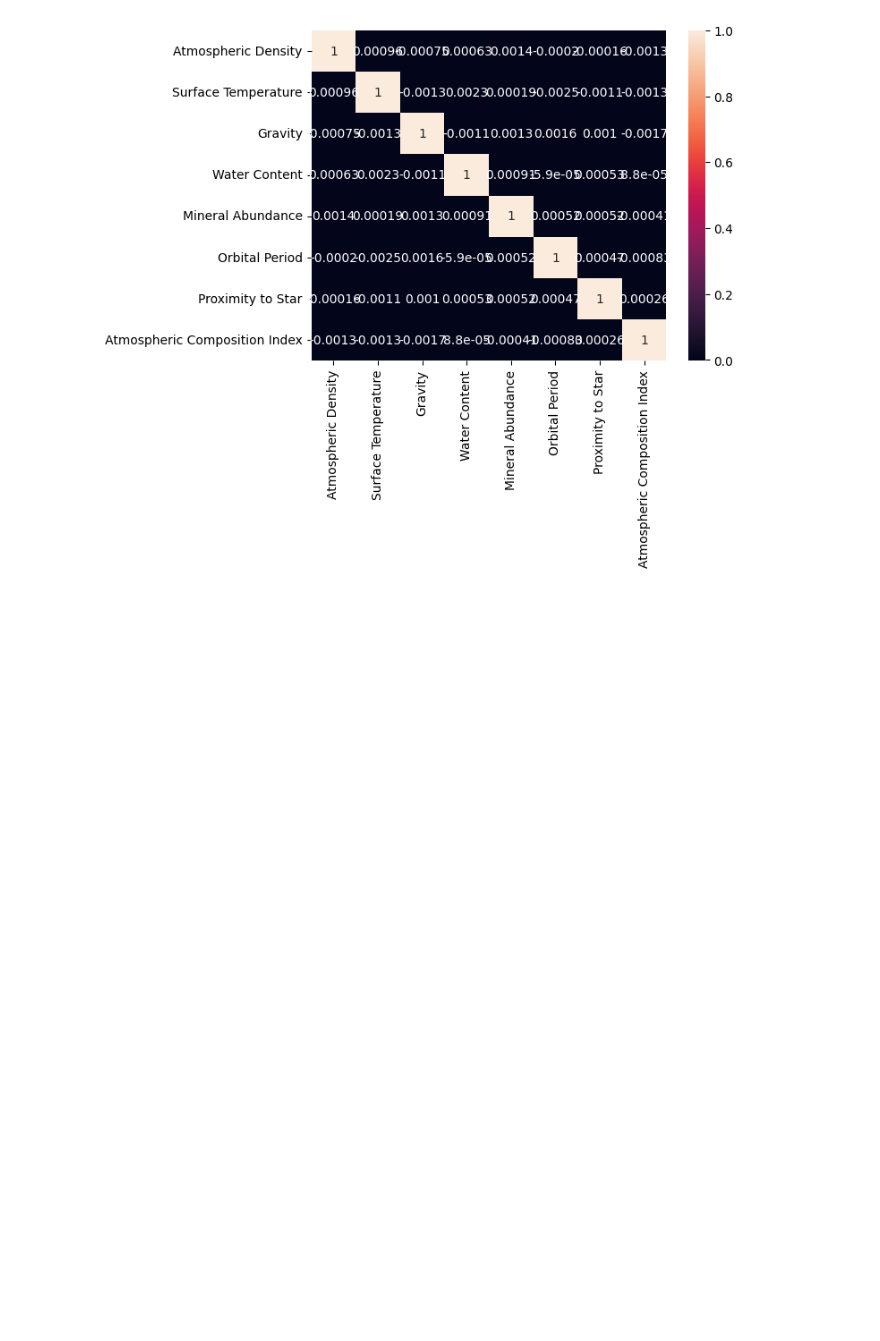
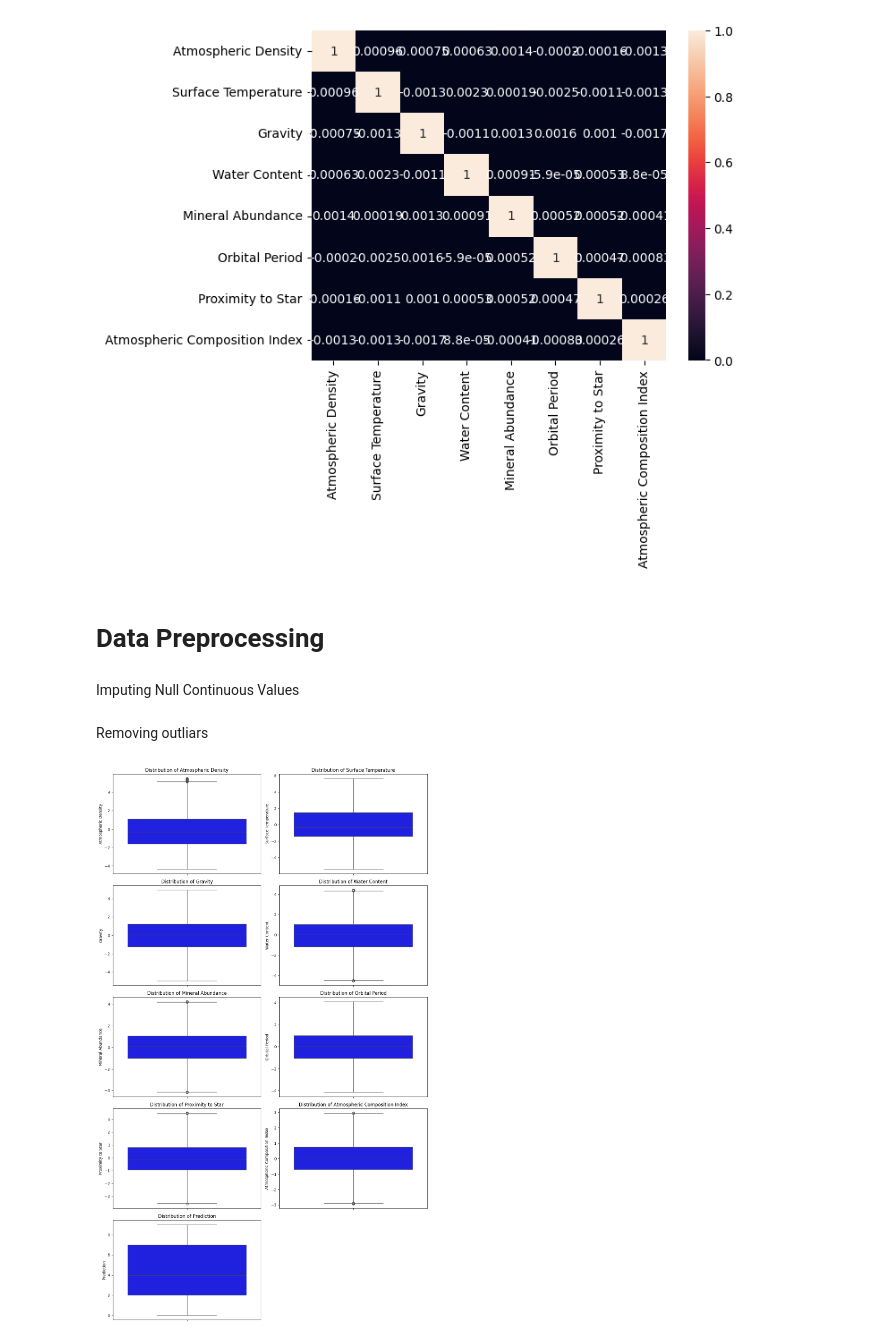
Before and after one commit to CodingYodha/Cosmic-Classifier, a Jupyter notebook: main.ipynb, the cells around one changed output. Drawn from its saved outputs; the diff is of its cells as text; code cells hidden in the pictures; blank space fills up the shorter version.

Commit message:
Done with Data Preprocessing

```diff
--- a/main.ipynb
+++ b/main.ipynb
@@ -163,3 +163,20 @@ sns.heatmap(corr_matrix, annot=True)
 # %% [output]
 <Axes: >
 [figure]
+# %% [markdown]
+# Data Preprocessing
+# %% [markdown]
+Imputing Null Continuous Values
+# %%
+#imputing using median
+# from sklearn.impute import SimpleImputer
+# si_median = SimpleImputer(strategy='median')
+
+from sklearn.impute import KNNImputer
+knn = KNNImputer()
+df[columns] = knn.fit_transform(df[columns])
+
+
+# df[columns] = si_median.fit_transform(df[columns])
+# %% [markdown]
+Removing outliars
@@ -165,0 +210,23 @@ sns.heatmap(corr_matrix, annot=True)
+# %%
+columns = ['Atmospheric Density', 'Surface Temperature', 'Gravity',
+           'Water Content', 'Mineral Abundance', 'Orbital Period',
+           'Proximity to Star', 'Atmospheric Composition Index', 'Prediction']
+
+num_colss = 2
+num_rowss = math.ceil(len(columns) / num_colss)
+
+fig, axes = plt.subplots(num_rowss, num_colss, figsize=(12, num_rowss * 4))
+axes = axes.flatten()
+
+for i, col in enumerate(columns):
+    sns.boxplot(df[col],  color='blue', ax=axes[i])
+    axes[i].set_title(f'Distribution of {col}')
+
+
+for j in range(i + 1, len(axes)):
+    fig.delaxes(axes[j])
+
+plt.tight_layout()
+plt.show()
+# %% [output]
+[figure, added]
```
Also changed, not shown: parts of 9 cells of this notebook.
